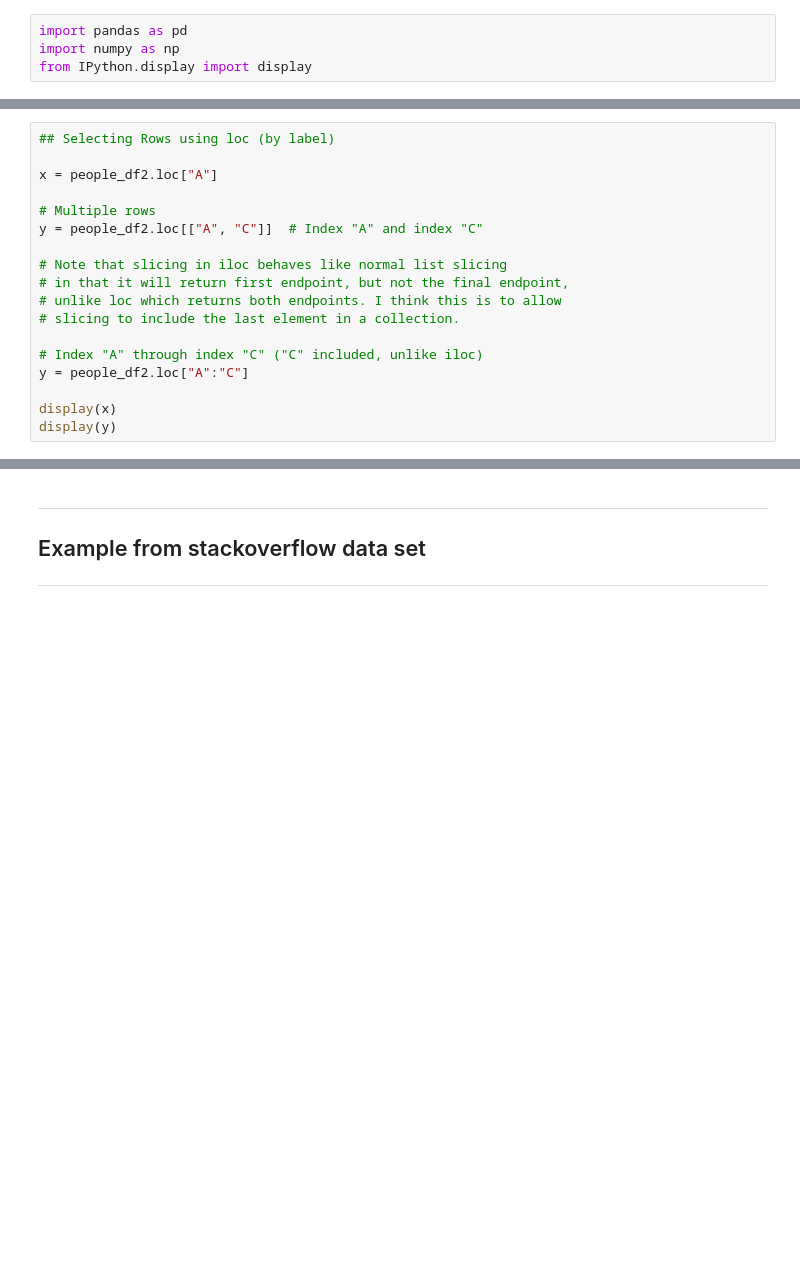
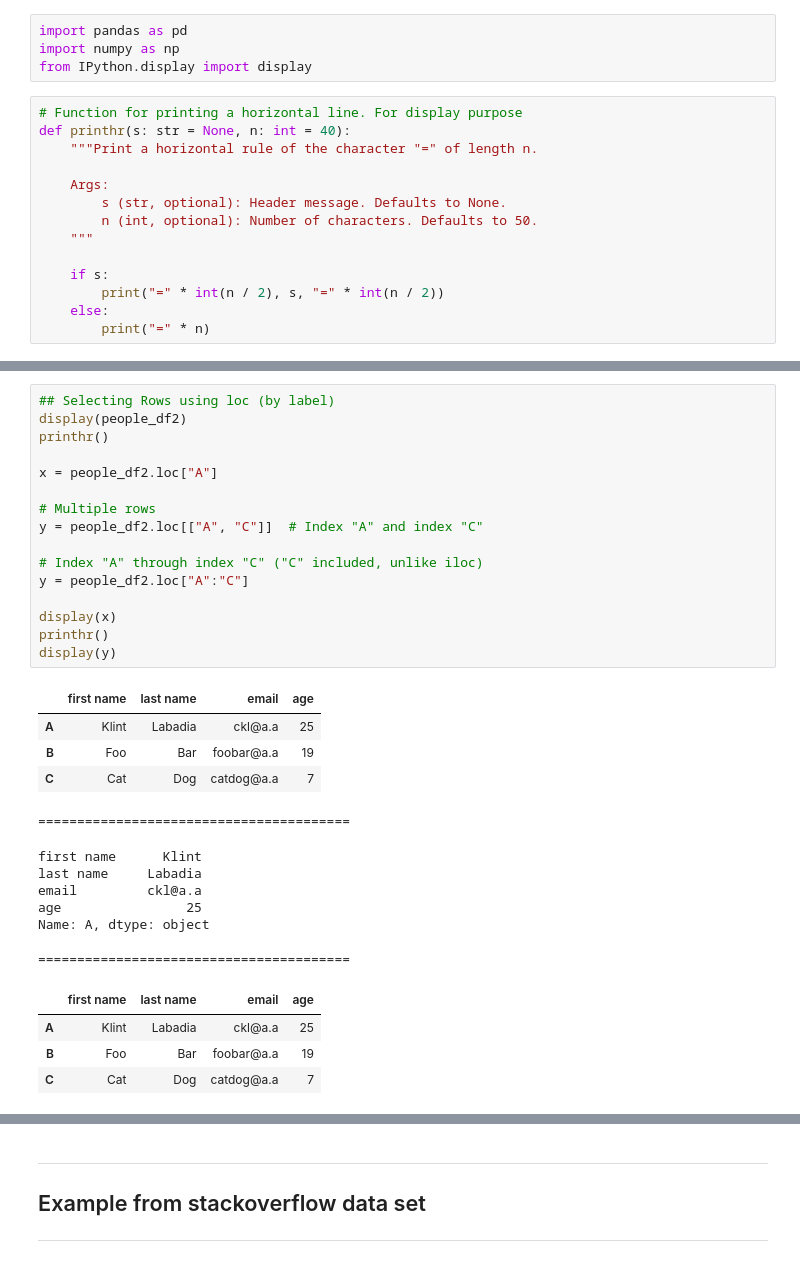
Before and after one commit to thandora/pandas-notes, a Jupyter notebook: pandas_02.ipynb, the cells around one changed output, grey strips where cells are left out. Drawn from its saved outputs; the diff is of its cells as text; blank space fills up the shorter version.

Commit message:
Restructure and add more notes

```diff
--- a/pandas_02.ipynb
+++ b/pandas_02.ipynb
@@ -10,3 +9,17 @@ Selecting rows and columns of **dataframe** and **series**.
 import pandas as pd
 import numpy as np
 from IPython.display import display
+# %%
+# Function for printing a horizontal line. For display purpose
+def printhr(s: str = None, n: int = 40):
+    """Print a horizontal rule of the character "=" of length n.
+
+    Args:
+        s (str, optional): Header message. Defaults to None.
+        n (int, optional): Number of characters. Defaults to 50.
+    """
+
+    if s:
+        print("=" * int(n / 2), s, "=" * int(n / 2))
+    else:
+        print("=" * n)
@@ -108,18 +231,32 @@ people_df2
 # %%
 ## Selecting Rows using loc (by label)
+display(people_df2)
+printhr()
 
 x = people_df2.loc["A"]
 
 # Multiple rows
 y = people_df2.loc[["A", "C"]]  # Index "A" and index "C"
 
-# Note that slicing in iloc behaves like normal list slicing
-# in that it will return first endpoint, but not the final endpoint,
-# unlike loc which returns both endpoints. I think this is to allow
-# slicing to include the last element in a collection.
-
 # Index "A" through index "C" ("C" included, unlike iloc)
 y = people_df2.loc["A":"C"]
 
 display(x)
+printhr()
 display(y)
+# %% [output]
+|  | first name | last name | email | age |
+| A | Klint | Labadia | ckl@a.a | 25 |
+| B | Foo | Bar | foobar@a.a | 19 |
+| C | Cat | Dog | catdog@a.a | 7 |
+========================================
+first name      Klint
+last name     Labadia
+email         ckl@a.a
+age                25
+Name: A, dtype: object
+========================================
+|  | first name | last name | email | age |
+| A | Klint | Labadia | ckl@a.a | 25 |
+| B | Foo | Bar | foobar@a.a | 19 |
+| C | Cat | Dog | catdog@a.a | 7 |
```
Also changed, not shown: parts of 20 cells of this notebook, 1 other file.
